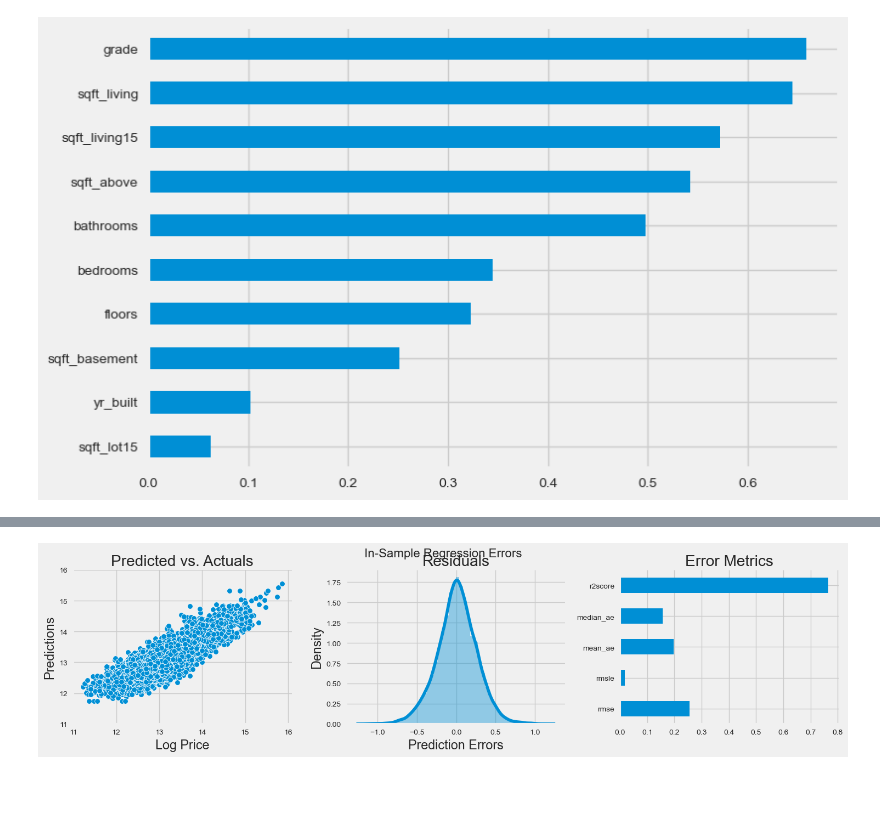
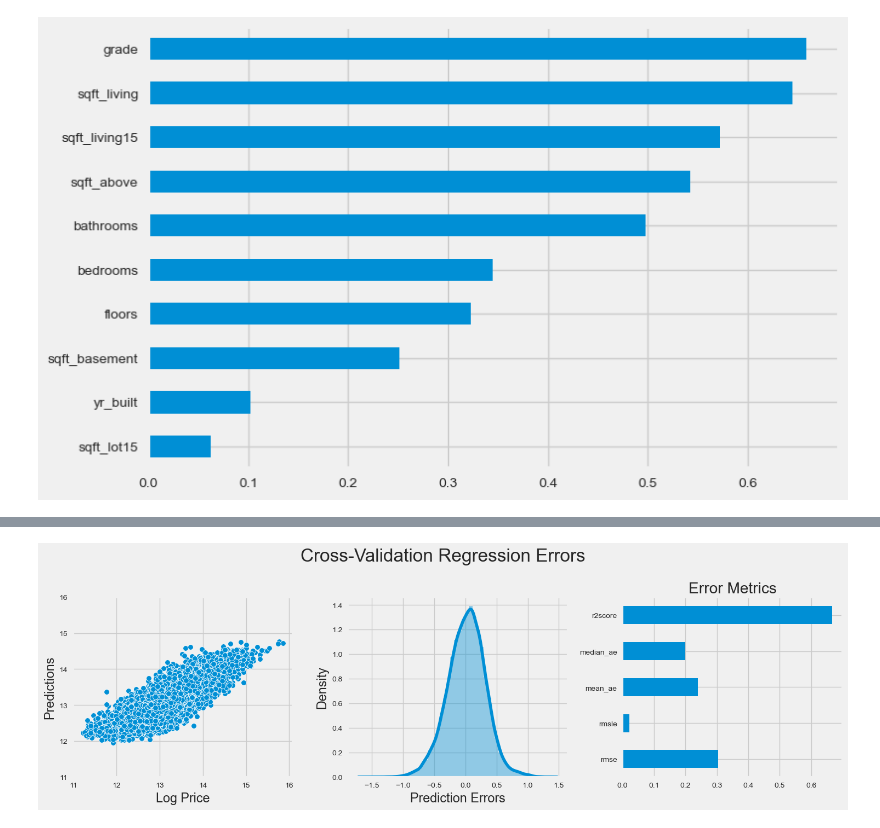
Before and after one commit to SaumikDana/Machine_Learning_Trading, a Jupyter notebook: ml_workflow.ipynb, the cells around one changed output, grey strips where cells are left out. Cells and saved outputs as stored; diff of their text form; code cells hidden in the pictures; blank space fills up the shorter version.

```diff
--- a/ml_workflow.ipynb
+++ b/ml_workflow.ipynb
@@ -129,26 +202,23 @@ error = (y - y_pred).rename('Prediction Errors')
 # %%
-
+error = (y - y_pred).rename('Prediction Errors')
 
 scores = dict(
     rmse=np.sqrt(mean_squared_error(y_true=y, y_pred=y_pred)),
     rmsle=np.sqrt(mean_squared_log_error(y_true=y, y_pred=y_pred)),
     mean_ae=mean_absolute_error(y_true=y, y_pred=y_pred),
     median_ae=median_absolute_error(y_true=y, y_pred=y_pred),
     r2score=explained_variance_score(y_true=y, y_pred=y_pred)
 )
+
+fig, axes = plt.subplots(ncols=3, figsize=(15, 5))
+sns.scatterplot(x=y, y=y_pred, ax=axes[0])
+axes[0].set_xlabel('Log Price')
+axes[0].set_ylabel('Predictions')
+axes[0].set_ylim(11, 16)
+sns.distplot(error, ax=axes[1])
+pd.Series(scores).plot.barh(ax=axes[2], title='Error Metrics')
+fig.suptitle('Cross-Validation Regression Errors', fontsize=24)
+fig.tight_layout()
+plt.subplots_adjust(top=.8);
+# %% [output]
+[figure, added]
-# %%
-fig, axes = plt.subplots(ncols=3, figsize=(15, 4))
-sns.scatterplot(x=y, y=y_pred, ax=axes[0])
-axes[0].set_xlabel('Log Price')
-axes[0].set_ylabel('Predictions')
-axes[0].set_ylim(11, 16)
-axes[0].set_title('Predicted vs. Actuals')
-sns.distplot(error, ax=axes[1])
-axes[1].set_title('Residuals')
-pd.Series(scores).plot.barh(ax=axes[2], title='Error Metrics')
-fig.suptitle('In-Sample Regression Errors', fontsize=16)
-sns.despine()
-fig.tight_layout()
-fig.subplots_adjust(top=.88)
-# %% [output]
-[figure, removed]
```
Also changed, not shown: parts of 16 cells of this notebook.
